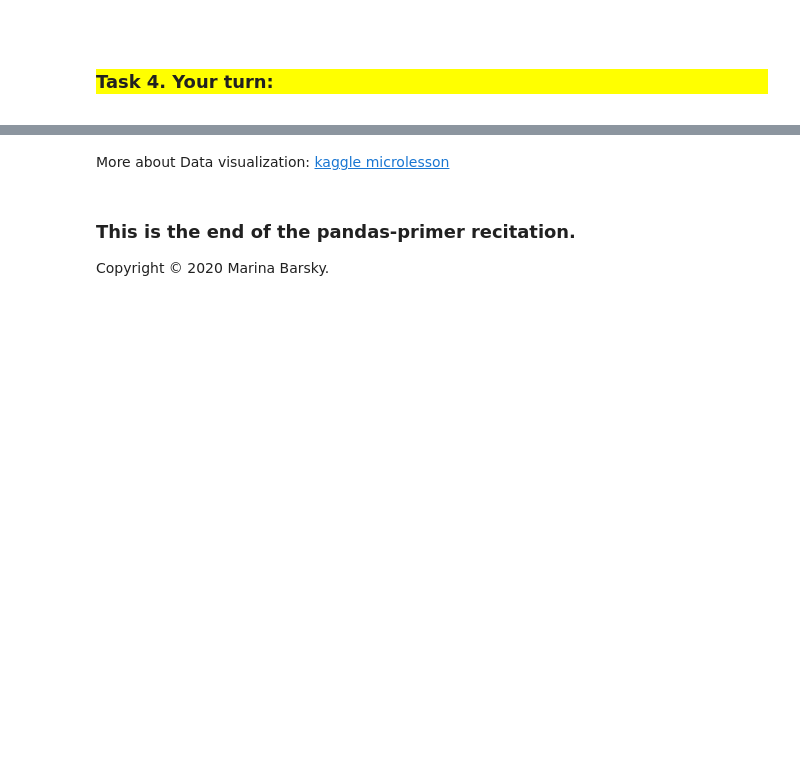
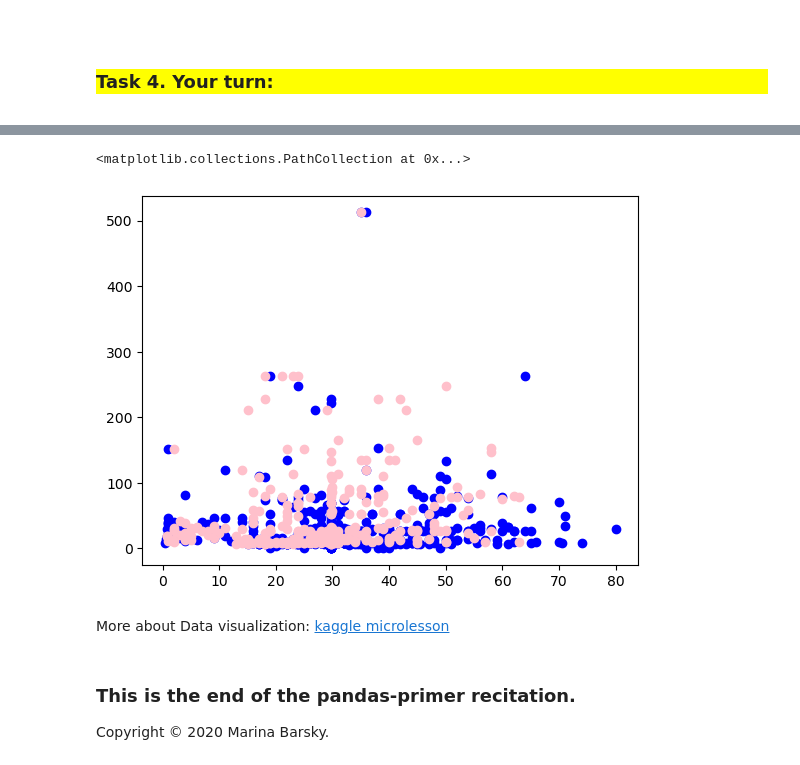
Before and after one commit to yuz191/cs_1503_environment_setup, a Jupyter notebook: 3. Pandas.ipynb, the cells around one changed output, grey strips where cells are left out. Drawn from its saved outputs; the diff is of its cells as text; code cells hidden in the pictures; blank space fills up the shorter version.

```diff
--- a/3. Pandas.ipynb
+++ b/3. Pandas.ipynb
@@ -206,6 +414,13 @@ plt.hist([0, 1, 1, 1, 2, 2, 3, 3, 3, 3, 3, 4,
 # %%
 # Can you do that? add separate colors for men and women
 # <YOUR CODE>
+t4_male_df = data[data['Sex'] == 'male']
+plt.scatter(t4_male_df['Age'], t4_male_df['Fare'], c = 'blue')
+t4_female_df = data[data['Sex'] == 'female']
+plt.scatter(t4_female_df['Age'], t4_female_df['Fare'], c = 'pink')
+# %% [output]
+<matplotlib.collections.PathCollection at 0x...>
+[figure, added]
 # %% [markdown]
 More about Data visualization:
 [kaggle microlesson](https://www.kaggle.com/learn/data-visualization)
```
Also changed, not shown: parts of 24 cells of this notebook, 1 other file.
